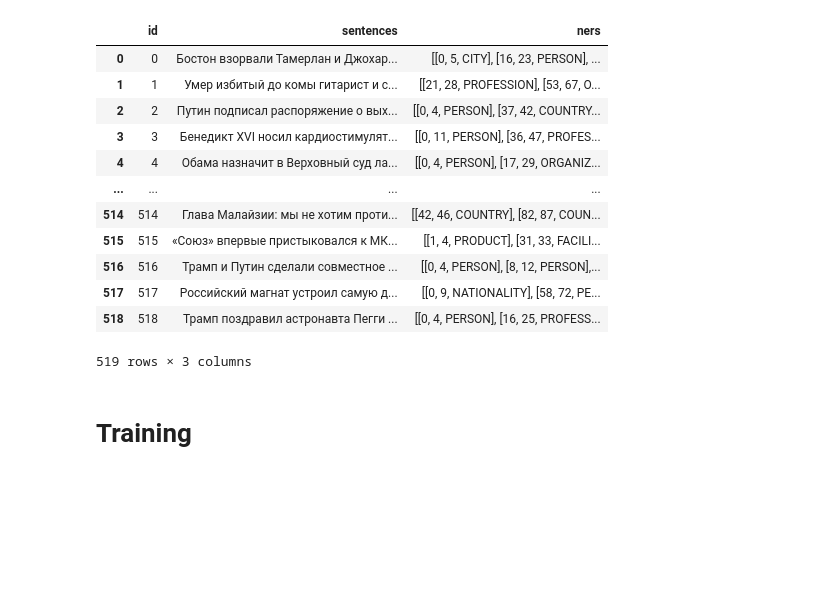
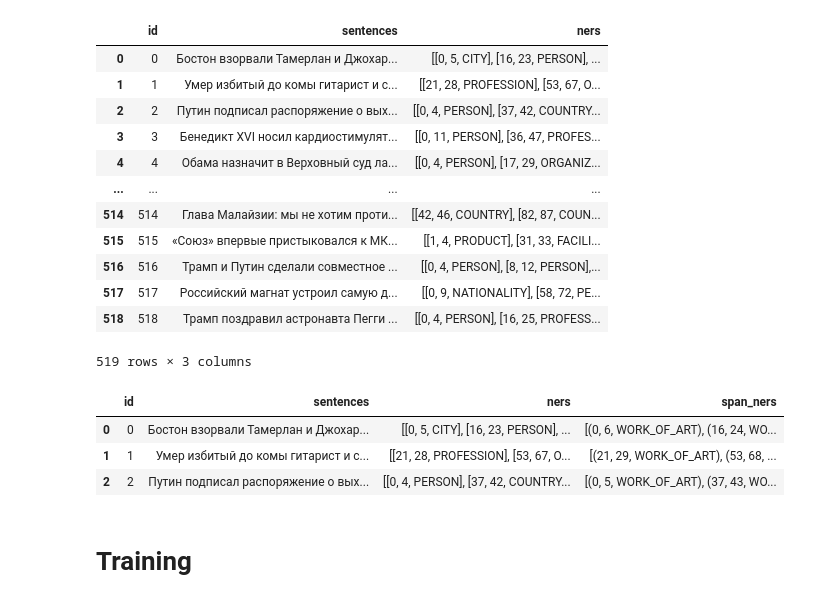
Before and after one commit to KHiMAeRA05/NLP_Innopolis_course, a Jupyter notebook: Assignment_3/spacy_solution/spacy_sol.ipynb, the cells around one changed output. Saved outputs shown, nothing was run; the diff lists cells and outputs as text; code cells hidden in the pictures; blank space fills up the shorter version.

```diff
--- a/Assignment_3/spacy_solution/spacy_sol.ipynb
+++ b/Assignment_3/spacy_solution/spacy_sol.ipynb
@@ -82,4 +63,24 @@ def get_tokens(text: str, annotations: List[List[int]]) -> List[str]:
-# %%
-# Add tokens and tags columns to the DataFrame
-json_data['tokens'] = [get_tokens(data[1]['sentences'], data[1]['ners']) for data in json_data.iterrows()]
-json_data['tags'] = [[tags[2] for tags in data] for data in json_data['ners']]
+# %%
+def get_span(doc, ners):
+    """
+    Get span entities.
+
+    Args:
+    - doc (str): text.
+    - ners (List[List[int, int, str]]): List of dataset entities.
+
+    Returns:
+    - List[Tuple[int, int, str]]: Tuple containing span entities.
+    """
+    span_ents = []
+
+    for start, end, tag in ners:
+        span_ent = (start, end+1, label)
+        annotation = {"spans": {span_key: [span_ent]}}
+        try: # try to create SpanCat object
+            Example.from_dict(doc, annotation)
+        except: # in case of an error in dataset
+            continue
+        span_ents.append(span_ent)
+
+    return span_ents
@@ -86,3 +95,10 @@ json_data['tags'] = [[tags[2] for tags in data] for data in json_data['ners']]
+# %%
+json_data.head(3)
+# %% [output]
+|  | id | sentences | ners | span_ners |
+| 0 | 0 | Бостон взорвали Тамерлан и Джохар... | [[0, 5, CITY], [16, 23, PERSON], ... | [(0, 6, WORK_OF_ART), (16, 24, WO... |
+| 1 | 1 | Умер избитый до комы гитарист и с... | [[21, 28, PROFESSION], [53, 67, O... | [(21, 29, WORK_OF_ART), (53, 68, ... |
+| 2 | 2 | Путин подписал распоряжение о вых... | [[0, 4, PERSON], [37, 42, COUNTRY... | [(0, 5, WORK_OF_ART), (37, 43, WO... |
 # %% [markdown]
 # Training
 # %%
```
Also changed, not shown: parts of 11 cells of this notebook.
